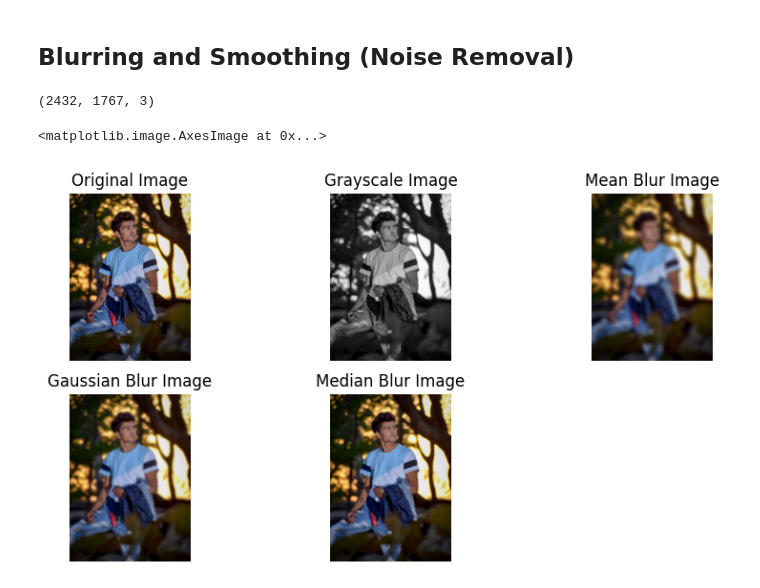
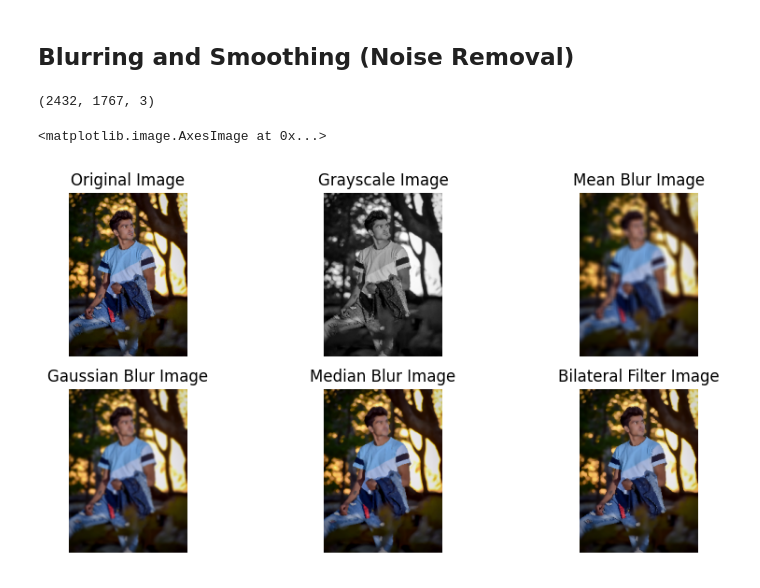
Before and after one commit to itspriyambhattacharya/opencv_learning, a Jupyter notebook: 01_basic_practice.ipynb, the cells around one changed output. Cells and saved outputs as stored; diff of their text form; code cells hidden in the pictures.

Commit message:
bilateral filter

```diff
--- a/01_basic_practice.ipynb
+++ b/01_basic_practice.ipynb
@@ -189,6 +189,8 @@ avgBlur = cv2.blur(img, (7,7))
 gaussianBlur = cv2.GaussianBlur(img, (5,5), 0)
 
 medianBlur = cv2.medianBlur(img, 3)
+
+bilateral_filter = cv2.bilateralFilter(img, 5, sigmaColor=75, sigmaSpace=75)
 
 # cv2.imshow("Mean Blur", avgBlur)
 # cv2.waitKey(0)
@@ -196,31 +198,36 @@ medianBlur = cv2.medianBlur(img, 3)
 
 plt.figure(figsize=(10, 5))
 
 plt.subplot(2, 3, 1)
 plt.axis("off")
 plt.title("Original Image")
 plt.imshow(img)
 
 plt.subplot(2, 3, 2)
 plt.axis("off")
 plt.title("Grayscale Image")
 plt.imshow(gray, cmap='gray')
 
 plt.subplot(2, 3, 3)
 plt.axis("off")
 plt.title("Mean Blur Image")
 plt.imshow(avgBlur, cmap='gray')
 
 plt.subplot(2, 3, 4)
 plt.axis("off")
 plt.title("Gaussian Blur Image")
 plt.imshow(gaussianBlur, cmap='gray')
 
 plt.subplot(2, 3, 5)
 plt.axis("off")
 plt.title("Median Blur Image")
 plt.imshow(medianBlur, cmap='gray')
+
+plt.subplot(2, 3, 6)
+plt.axis("off")
+plt.title("Bilateral Filter Image")
+plt.imshow(bilateral_filter, cmap='gray')
 # %% [output]
 (2432, 1767, 3)
 <matplotlib.image.AxesImage at 0x...>
-[figure, old version]
+[figure, new version]
```
